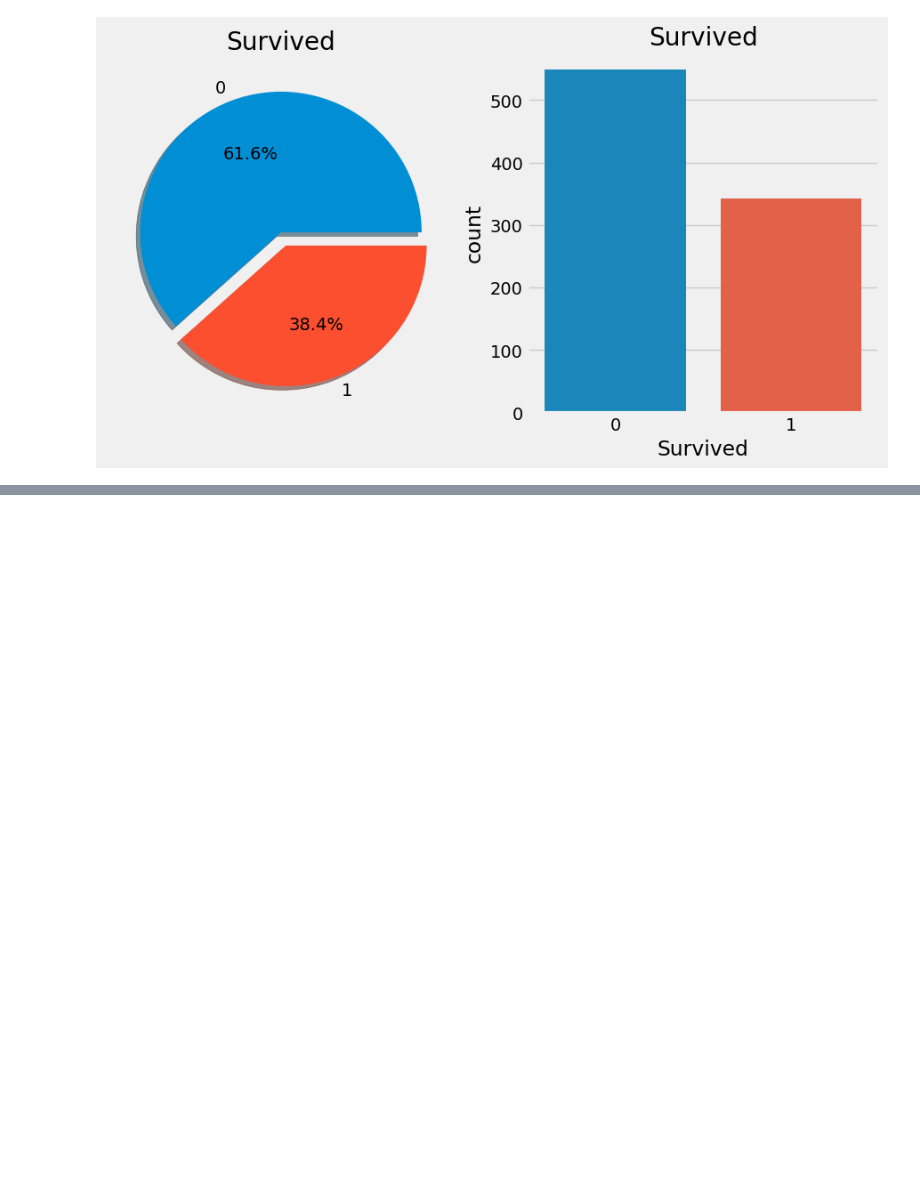
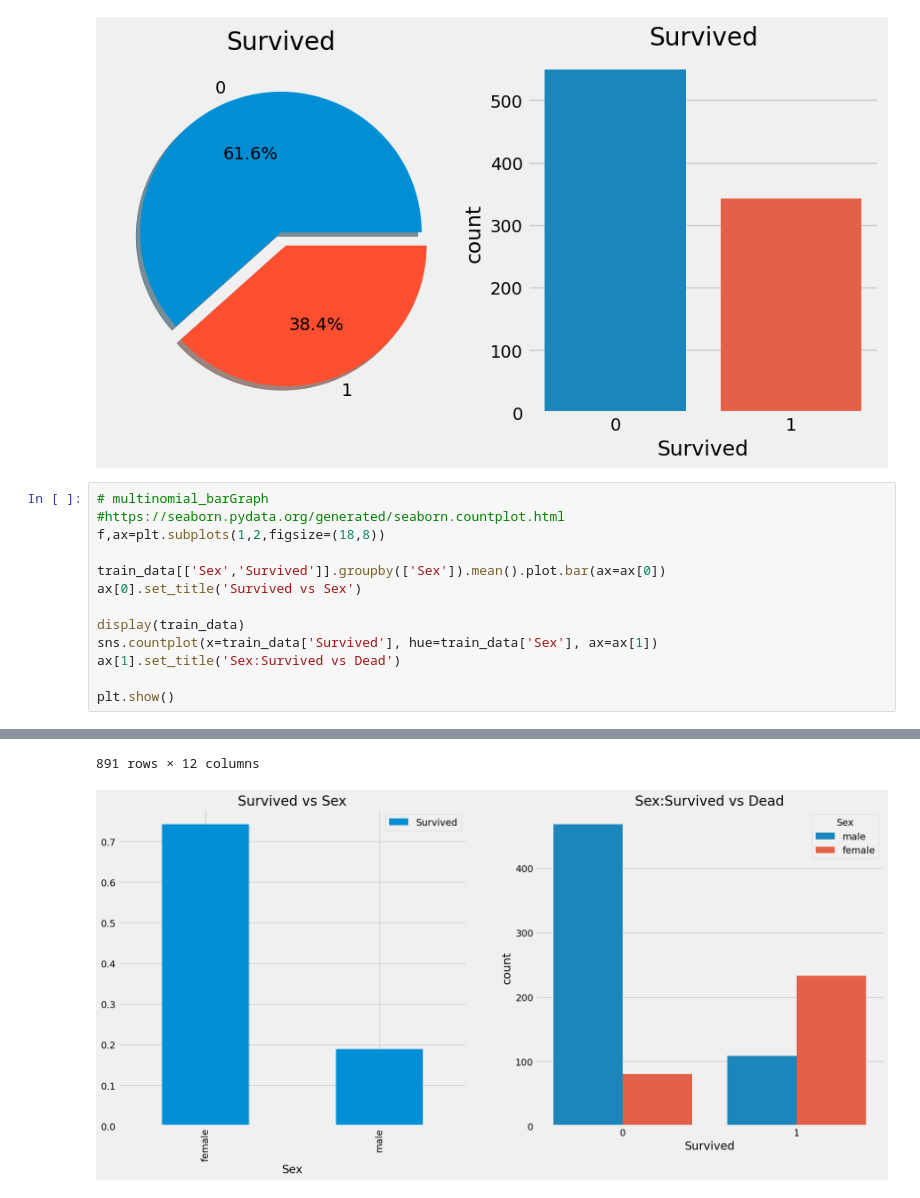
Before and after one commit to Sarvesh-Kesharwani/HouseDataPrediction_kaggle, a Jupyter notebook: code_blocks/data_visualization and EDA_codeBlocks.ipynb, the cells around one changed output, grey strips where cells are left out. Drawn from its saved outputs; the diff is of its cells as text; blank space fills up the shorter version.

```diff
--- a/code_blocks/data_visualization and EDA_codeBlocks.ipynb
+++ b/code_blocks/data_visualization and EDA_codeBlocks.ipynb
@@ -34,3 +34,17 @@ plt.show()
 890    0
 Name: Survived, Length: 891, dtype: int64
 [figure]
+# %%
+# multinomial_barGraph
+#https://seaborn.pydata.org/generated/seaborn.countplot.html
+f,ax=plt.subplots(1,2,figsize=(18,8))
+
+train_data[['Sex','Survived']].groupby(['Sex']).mean().plot.bar(ax=ax[0])
+ax[0].set_title('Survived vs Sex')
+
+display(train_data)
+sns.countplot(x=train_data['Survived'], hue=train_data['Sex'], ax=ax[1])
+ax[1].set_title('Sex:Survived vs Dead')
+
+plt.show()
+# %% [output]
@@ -36,0 +63,2 @@ Name: Survived, Length: 891, dtype: int64
+891 rows × 12 columns
+[figure, added]
```
Also changed, not shown: parts of 3 cells of this notebook.
